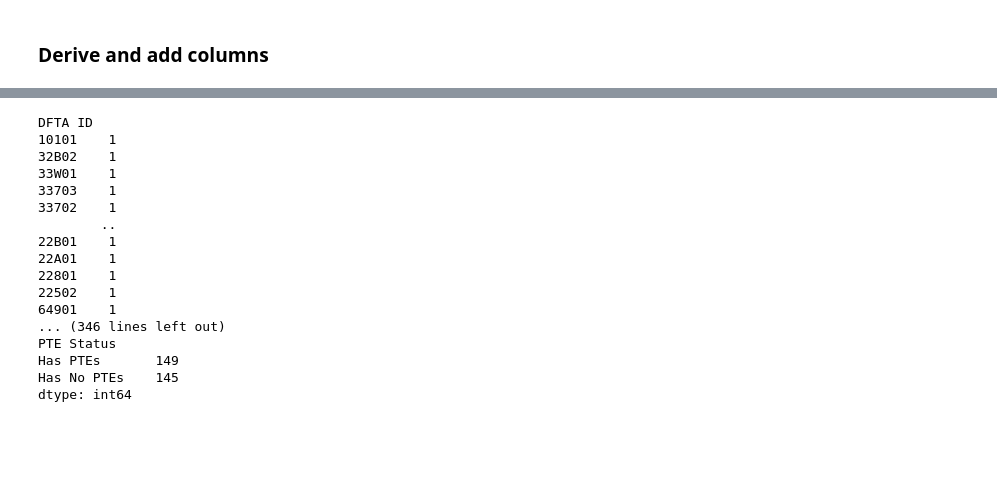
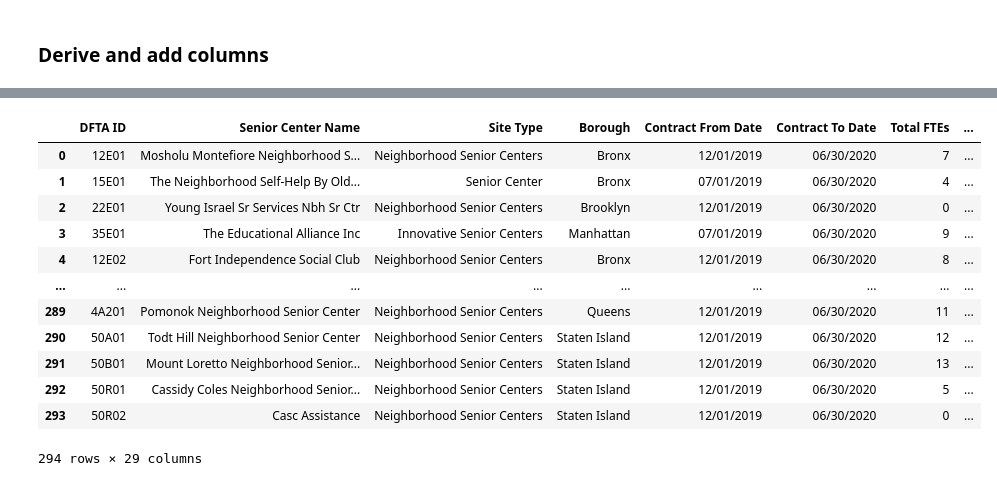
Before and after one commit to valeriemagalong/NYC-Aging, a Jupyter notebook: data_cleaning.ipynb, the cells around one changed output, grey strips where cells are left out. Saved outputs shown, nothing was run; the diff lists cells and outputs as text; code cells hidden in the pictures; blank space fills up the shorter version.

```diff
--- a/data_cleaning.ipynb
+++ b/data_cleaning.ipynb
@@ -193,3 +215,9 @@ for col in fill_cols:
+# %%
+# Replace zeroes in 'Kosher Meal Budget', 'Non-Kosher Meal Budget', 'Total Meal Budget', 'Average Meal Expenditure Per Client', and 'Total AIB-SCE-HPP Expenditures' with NaN
+fill_cols = ['Kosher Meal Budget', 'Non-Kosher Meal Budget', 'Total Meal Budget', 'Average Meal Expenditure Per Client', 'Total AIB-SCE-HPP Expenditures']
+
+for col in fill_cols:
+    scpd.loc[scpd[col] == 0, col] = scpd.loc[scpd[col].isna(), col].replace(0, np.nan)
 # %%
 # Fill NaNs in 'Total FTEs' and 'Months in HHS' columns with 0
 for col in ['Total FTEs', 'Months in HHS']:
@@ -233,3 +253,7 @@ Index(['DFTA ID', 'Senior Center Name', 'Site Type', 'Borough',
 # %%
+# Add five derived columns to scpd dataframe
 scpd['Total Employees'] = scpd['Total FTEs'] + scpd['Total PTEs']
 scpd['PTE Status'] = scpd['Total PTEs'].apply(lambda num: 'Has No PTEs' if num == 0 else 'Has PTEs')
+scpd['% Budget Allocated for Personnel'] = scpd['Total Personnel Budget'] / scpd['Total Budget']
+scpd['% Budget Allocated for Meals'] = scpd['Total Meal Budget'] / scpd['Total Budget']
+scpd['% Budget Used for AIB, SCE, & HPP Services'] = scpd['Total AIB-SCE-HPP Expenditures'] / scpd['Total Budget']
@@ -236,25 +293,17 @@ scpd['PTE Status'] = scpd['Total PTEs'].apply(lambda num: 'Has No PTEs' if num =
 # %%
 # Take a final look at the cleaned scpd dataframe
-
-# scpd
-
-for col in scpd.columns:
-    print(f'{scpd.value_counts(col)}\n')
+scpd
 # %% [output]
+|  | DFTA ID | Senior Center Name | Site Type | Borough | Contract From Date | Contract To Date | Total FTEs | ... |
+| 0 | 12E01 | Mosholu Montefiore Neighborhood S... | Neighborhood Senior Centers | Bronx | 12/01/2019 | 06/30/2020 | 7 | ... |
+| 1 | 15E01 | The Neighborhood Self-Help By Old... | Senior Center | Bronx | 07/01/2019 | 06/30/2020 | 4 | ... |
+| 2 | 22E01 | Young Israel Sr Services Nbh Sr Ctr | Neighborhood Senior Centers | Brooklyn | 12/01/2019 | 06/30/2020 | 0 | ... |
+| 3 | 35E01 | The Educational Alliance Inc | Innovative Senior Centers | Manhattan | 07/01/2019 | 06/30/2020 | 9 | ... |
+| 4 | 12E02 | Fort Independence Social Club | Neighborhood Senior Centers | Bronx | 12/01/2019 | 06/30/2020 | 8 | ... |
+| ... | ... | ... | ... | ... | ... | ... | ... | ... |
+| 289 | 4A201 | Pomonok Neighborhood Senior Center | Neighborhood Senior Centers | Queens | 12/01/2019 | 06/30/2020 | 11 | ... |
+| 290 | 50A01 | Todt Hill Neighborhood Senior Center | Neighborhood Senior Centers | Staten Island | 12/01/2019 | 06/30/2020 | 12 | ... |
+| 291 | 50B01 | Mount Loretto Neighborhood Senior... | Neighborhood Senior Centers | Staten Island | 12/01/2019 | 06/30/2020 | 13 | ... |
+| 292 | 50R01 | Cassidy Coles Neighborhood Senior... | Neighborhood Senior Centers | Staten Island | 12/01/2019 | 06/30/2020 | 5 | ... |
+| 293 | 50R02 | Casc Assistance | Neighborhood Senior Centers | Staten Island | 12/01/2019 | 06/30/2020 | 0 | ... |
-DFTA ID
-10101    1
-32B02    1
-33W01    1
-33703    1
-33702    1
-        ..
-22B01    1
-22A01    1
-22801    1
-22502    1
-64901    1
-... (346 lines left out)
-PTE Status
-Has PTEs       149
-Has No PTEs    145
-dtype: int64
+294 rows × 29 columns
```
Also changed, not shown: parts of 7 cells of this notebook.
